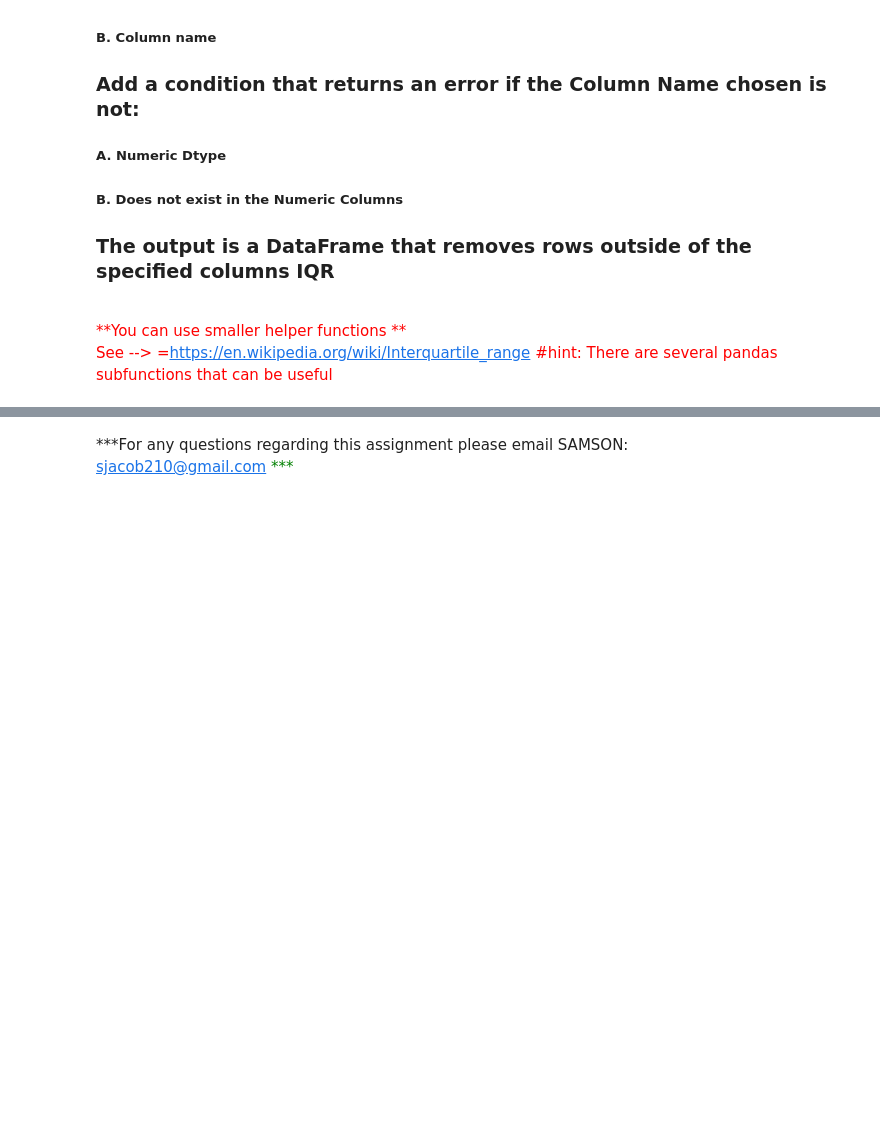
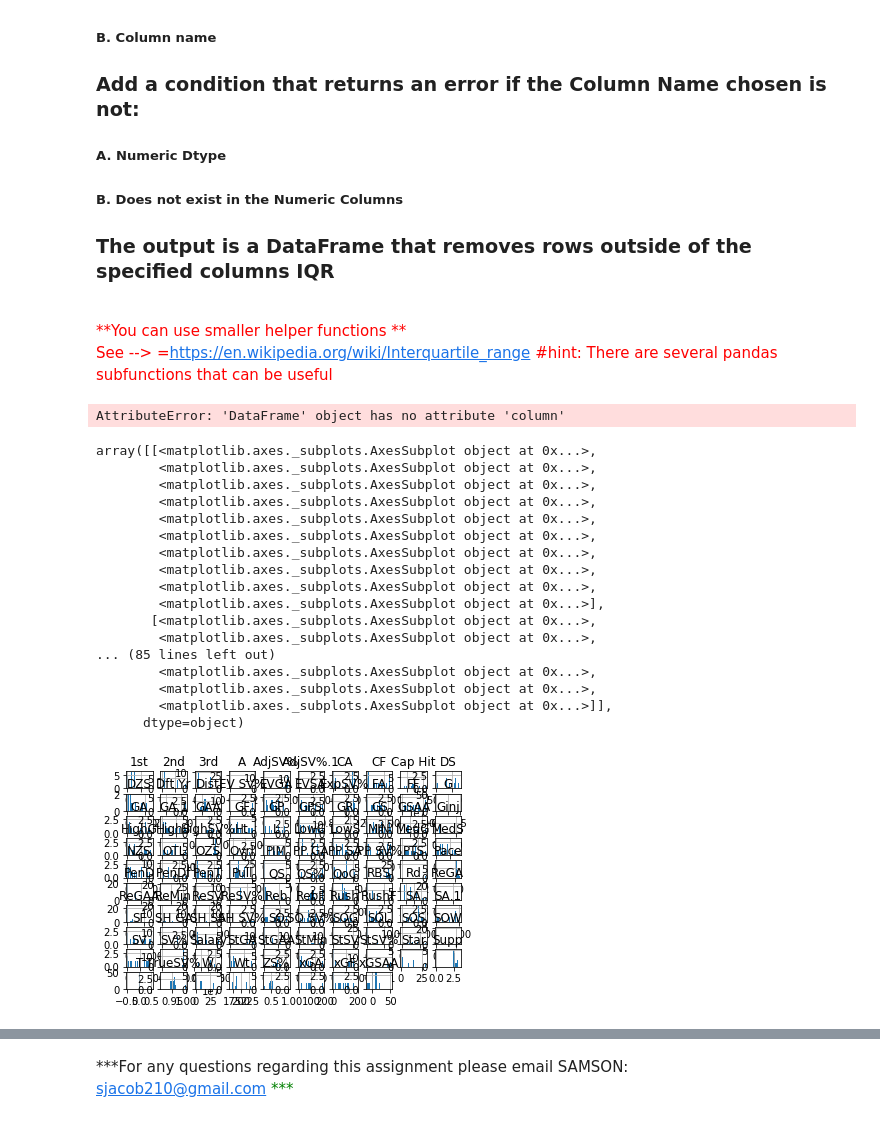
Before and after one commit to darchon30704/HW3-Python, a Jupyter notebook: Assignment_03.ipynb, the cells around one changed output, grey strips where cells are left out. Cells and saved outputs as stored; diff of their text form; code cells hidden in the pictures; blank space fills up the shorter version.

```diff
--- a/Assignment_03.ipynb
+++ b/Assignment_03.ipynb
@@ -286,0 +546,80 @@ See --> <href>=https://en.wikipedia.org/wiki/Interquartile_range</href>
+# %%
+#Referred code
+#https://stackoverflow.com/questions/34782063/how-to-use-pandas-filter-with-iqr
+
+#load the libraries using the normal convention
+import pandas as pd
+import numpy as np
+import matplotlib.pyplot as plt
+##prevent plotting errors
+%matplotlib inline
+
+#Load our excel files of interest into pandas
+NHL_Goalies = pd.read_excel('NHLGoalies2016_2017.xls',na_values='',sheet_name=0)
+GAA= pd.read_excel('NHLGoalies2016_2017.xls',na_values='',sheet_name='5vs5')
+
+def not_IQR(df, column):
+    # Computing IQR
+    Q1, Q3 = df.column.quantile([.25, .75])
+    IQR = Q3 - Q1
+    filtered = df.query('(@Q1 - 1.5 * @IQR) <= column <= (@Q3 + 1.5 * @IQR)')
+    #not_iqr = df.loc[(df['column_name'] > Q3) or (df['column_name'] <Q1)]
+    not_iqr= df.loc[(df[column] > Q3) | (df[column] < Q1)]
+    return not_iqr
+
+
+
+not_IQR(NHL_Goalies, 'Salary')
+NHL_Goalies.join(not_IQR, rsuffix='_not IQR').boxplot()
+# %% [output]
+AttributeError: 'DataFrame' object has no attribute 'column'
+# %%
+####################Best answer######
+
+import pandas as pd
+import numpy as np
+import matplotlib.pyplot as plt
+##prevent plotting errors
+%matplotlib inline
+
+#Load our excel files of interest into pandas
+NHL_Goalies = pd.read_excel('NHLGoalies2016_2017.xls',na_values='',sheet_name=0)
+GAA= pd.read_excel('NHLGoalies2016_2017.xls',na_values='',sheet_name='5vs5')
+
+
+def get_subset_by_IQR(df,column):
+    #Check if interger
+    np.issubdtype(df[column].dtype, np.number)
+    if False:
+        print('Column is not numercal')
+    else:
+        q1 = df[column].quantile(0.25)
+        q3 = df[column].quantile(0.75)
+        #Just switched q1 and q3 to get outliers
+        notiqr = (df[column] >= q3) | (df[column] <= q1)
+    return df.loc[notiqr]
+
+result= get_subset_by_IQR(NHL_Goalies, 'Wt')
+result
+# %%
+hist = result.hist(bins=100)
+hist
+# %% [output]
+array([[<matplotlib.axes._subplots.AxesSubplot object at 0x...>,
+        <matplotlib.axes._subplots.AxesSubplot object at 0x...>,
+        <matplotlib.axes._subplots.AxesSubplot object at 0x...>,
+        <matplotlib.axes._subplots.AxesSubplot object at 0x...>,
+        <matplotlib.axes._subplots.AxesSubplot object at 0x...>,
+        <matplotlib.axes._subplots.AxesSubplot object at 0x...>,
+        <matplotlib.axes._subplots.AxesSubplot object at 0x...>,
+        <matplotlib.axes._subplots.AxesSubplot object at 0x...>,
+        <matplotlib.axes._subplots.AxesSubplot object at 0x...>,
+        <matplotlib.axes._subplots.AxesSubplot object at 0x...>],
+       [<matplotlib.axes._subplots.AxesSubplot object at 0x...>,
+        <matplotlib.axes._subplots.AxesSubplot object at 0x...>,
+... (85 lines left out)
+        <matplotlib.axes._subplots.AxesSubplot object at 0x...>,
+        <matplotlib.axes._subplots.AxesSubplot object at 0x...>,
+        <matplotlib.axes._subplots.AxesSubplot object at 0x...>]],
+      dtype=object)
+[figure, added]
```
Also changed, not shown: parts of 19 cells of this notebook.
